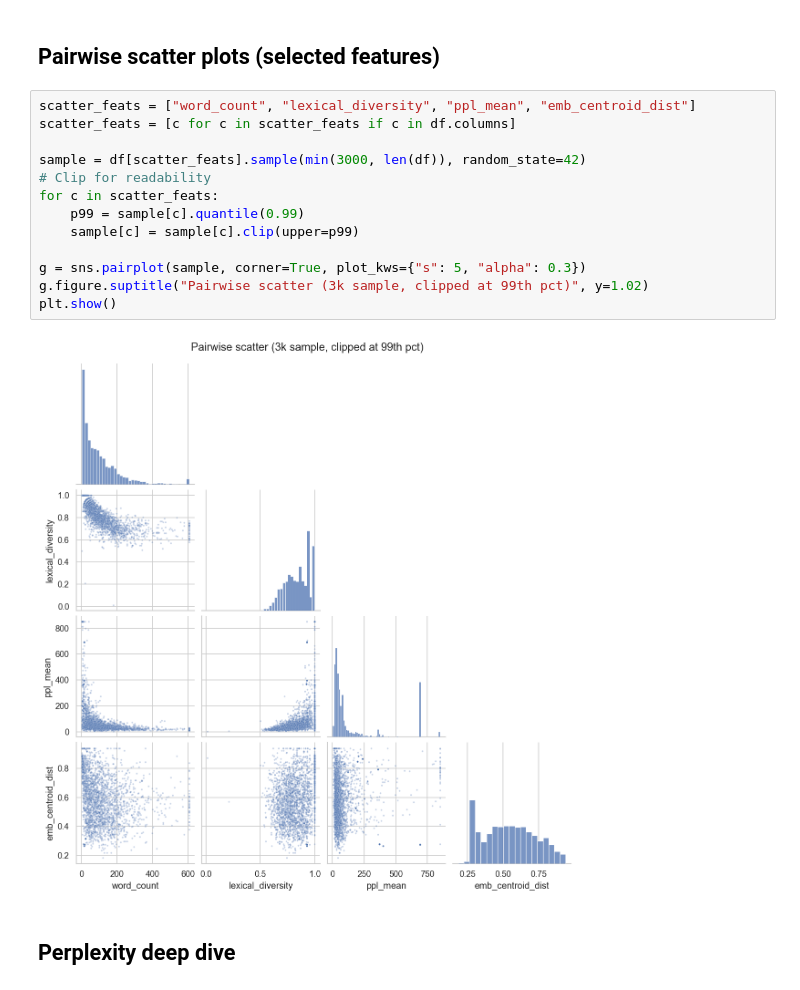
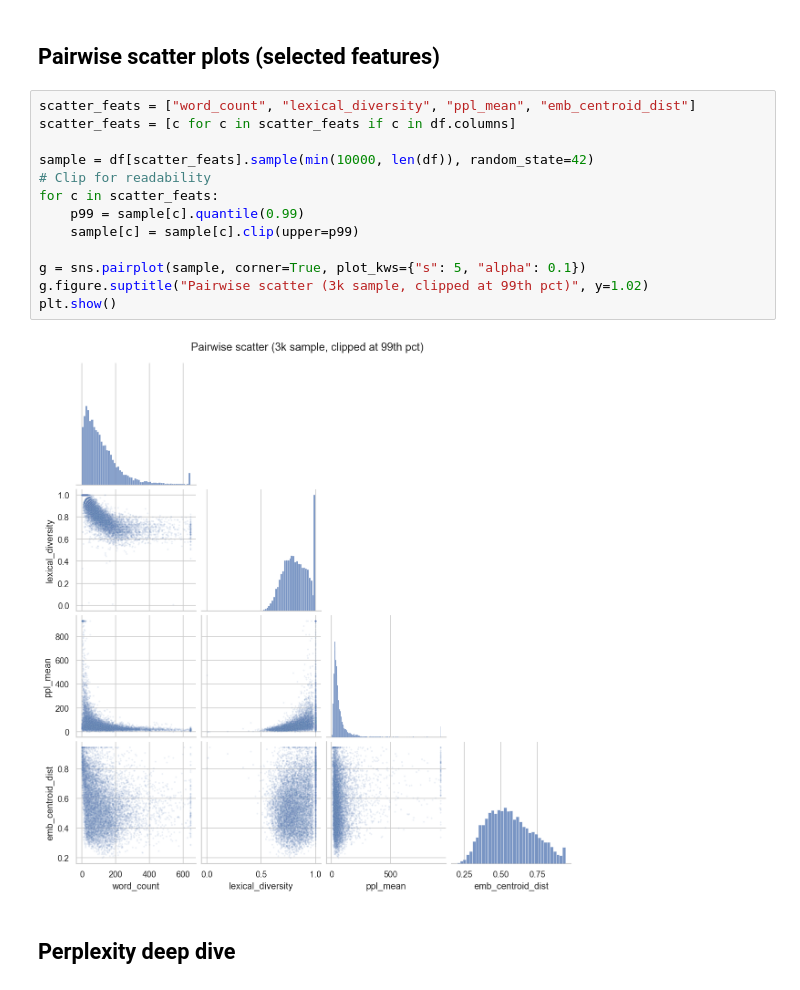
Before and after one commit to nejohnson2/moltbook-chat-analysis, a Jupyter notebook: notebooks/02_explore_features.ipynb, the cells around one changed output. Cells and saved outputs as stored; diff of their text form.

```diff
--- a/notebooks/02_explore_features.ipynb
+++ b/notebooks/02_explore_features.ipynb
@@ -185,18 +185,18 @@ plt.show()
 # %%
 scatter_feats = ["word_count", "lexical_diversity", "ppl_mean", "emb_centroid_dist"]
 scatter_feats = [c for c in scatter_feats if c in df.columns]
 
-sample = df[scatter_feats].sample(min(3000, len(df)), random_state=42)
+sample = df[scatter_feats].sample(min(10000, len(df)), random_state=42)
 # Clip for readability
 for c in scatter_feats:
     p99 = sample[c].quantile(0.99)
     sample[c] = sample[c].clip(upper=p99)
 
-g = sns.pairplot(sample, corner=True, plot_kws={"s": 5, "alpha": 0.3})
+g = sns.pairplot(sample, corner=True, plot_kws={"s": 5, "alpha": 0.1})
 g.figure.suptitle("Pairwise scatter (3k sample, clipped at 99th pct)", y=1.02)
 plt.show()
 # %% [output]
-[figure, old version]
+[figure, new version]
 # %% [markdown]
 ## Perplexity deep dive
 # %%
```
Also changed, not shown: parts of 9 cells of this notebook, 34 other files.
